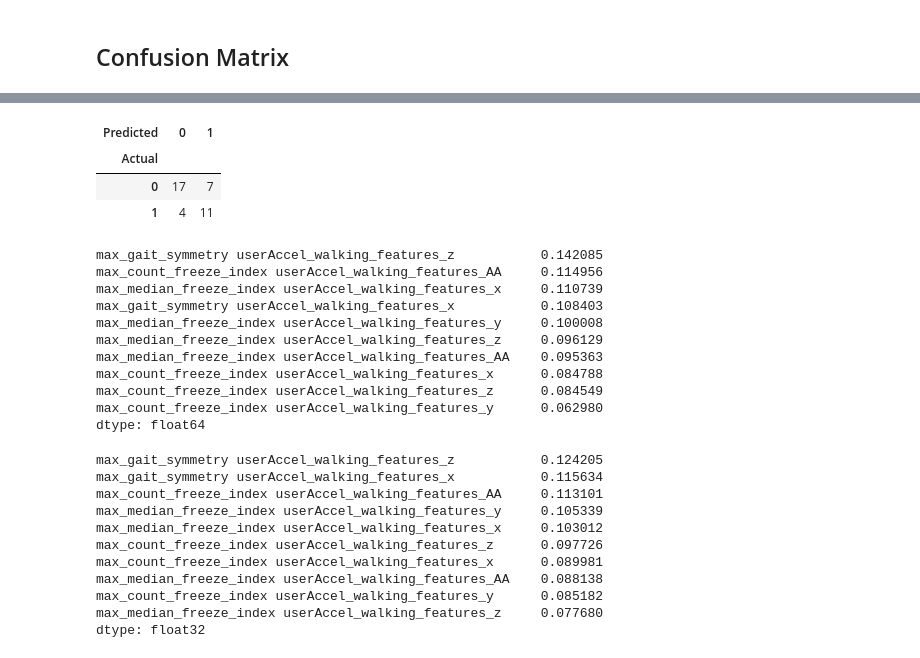
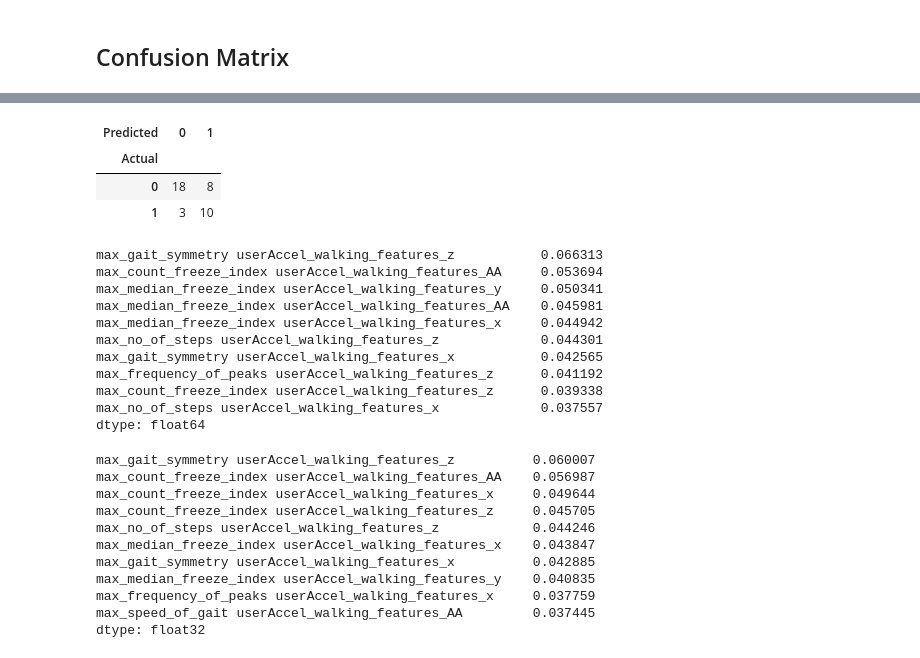
Before and after one commit to arytontediarjo/mPower-Analysis, a Jupyter notebook: Notebooks/ML_models.ipynb, the cells around one changed output, grey strips where cells are left out. Saved outputs shown, nothing was run; the diff lists cells and outputs as text; code cells hidden in the pictures.

```diff
--- a/Notebooks/ML_models.ipynb
+++ b/Notebooks/ML_models.ipynb
@@ -52,9 +54,11 @@ def logreg_fit(X_train, y_train):
 
 def xgb_fit(X_train, y_train):
     pipe = Pipeline(steps=[
+        ('kbest', SelectKBest(chi2))
         ('classifier', XGBClassifier(seed = 100))
         ])
     param = {
+        "kbest__k": [16, 32 ]
         "classifier__learning_rate" : [0.01, 0.05, 0.1],
         "classifier__tree_method"   : ["hist", "auto"],
         "classifier__max_depth"     : [6, 8],
@@ -68,12 +72,12 @@ def xgb_fit(X_train, y_train):
 
 
 def gradientboost_fit(X_train, y_train):
-    pca = decomposition.PCA()
     pipe = Pipeline(steps=[
-        ('scaler', StandardScaler()),
+        ('kbest', SelectKBest(chi2))
         ('classifier', GradientBoostingClassifier(random_state = 100, warm_start = True))
         ])
     param = {
+        "kbest__k": [15]
         'classifier__learning_rate': [0.001, 0.005, 0.01, 0.05, 0.1],
         'classifier__max_depth':[1, 2, 3, 4, 5, 6],
         'classifier__loss': ["deviance", "exponential"], ## exponential will result in adaBoost
@@ -85,10 +89,11 @@ def gradientboost_fit(X_train, y_train):
 
 def randomforest_fit(X_train, y_train):
     pipe = Pipeline(steps=[
-        ('scaler', StandardScaler()),
+        ('kbest', SelectKBest(chi2))
         ('classifier', RandomForestClassifier(random_state = 100))
         ])
     param = {
+        "kbest__k": [15]
         'classifier__max_depth':[1, 2, 3, 4, 5, 6, 7, 8, 9, 10],
         'classifier__criterion': ["gini", "entropy"],## exponential will result in adaBoost
         'classifier__max_features': ["auto", "sqrt", "log2", None],
@@ -199,37 +236,42 @@ weighted avg       0.72      0.69      0.70        39
 # %%
-pd.crosstab(xgb_walking_model.predict(walking_X_test), walking_y_test, rownames = ["Actual"], colnames = ["Predicted"])
+pd.crosstab(rf_walking_model.best_estimator_[0].predict(walking_X_test),
+            walking_y_test,
+            rownames = ["Actual"],
+            colnames = ["Predicted"])
 # %% [output]
 | Predicted | 0 | 1 |
 | Actual |  |  |
-| 0 | 17 | 7 |
-| 1 | 4 | 11 |
+| 0 | 18 | 8 |
+| 1 | 3 | 10 |
 # %%
 ## Model Feature Importances by Gini Index
-pd.Series(data = rf_walking_model.best_estimator_[1].feature_importances_, index = walking_X_test.columns).nlargest(10)
+pd.Series(data = rf_walking_model.best_estimator_[0].feature_importances_,
+          index = walking_X_test.columns).nlargest(10)
 # %% [output]
-max_gait_symmetry userAccel_walking_features_z           0.142085
-max_count_freeze_index userAccel_walking_features_AA     0.114956
-max_median_freeze_index userAccel_walking_features_x     0.110739
-max_gait_symmetry userAccel_walking_features_x           0.108403
-max_median_freeze_index userAccel_walking_features_y     0.100008
-max_median_freeze_index userAccel_walking_features_z     0.096129
-max_median_freeze_index userAccel_walking_features_AA    0.095363
-max_count_freeze_index userAccel_walking_features_x      0.084788
-max_count_freeze_index userAccel_walking_features_z      0.084549
-max_count_freeze_index userAccel_walking_features_y      0.062980
+max_gait_symmetry userAccel_walking_features_z           0.066313
+max_count_freeze_index userAccel_walking_features_AA     0.053694
+max_median_freeze_index userAccel_walking_features_y     0.050341
+max_median_freeze_index userAccel_walking_features_AA    0.045981
+max_median_freeze_index userAccel_walking_features_x     0.044942
+max_no_of_steps userAccel_walking_features_z             0.044301
+max_gait_symmetry userAccel_walking_features_x           0.042565
+max_frequency_of_peaks userAccel_walking_features_z      0.041192
+max_count_freeze_index userAccel_walking_features_z      0.039338
+max_no_of_steps userAccel_walking_features_x             0.037557
 dtype: float64
 # %%
 ## Model Feature Importances
-pd.Series(data = xgb_walking_model.best_estimator_[1].feature_importances_, index = walking_X_test.columns).nlargest(10)
+pd.Series(data = xgb_walking_model.best_estimator_[0].feature_importances_,
+          index = walking_X_test.columns).nlargest(10)
 # %% [output]
-max_gait_symmetry userAccel_walking_features_z           0.124205
-max_gait_symmetry userAccel_walking_features_x           0.115634
-max_count_freeze_index userAccel_walking_features_AA     0.113101
-max_median_freeze_index userAccel_walking_features_y     0.105339
-max_median_freeze_index userAccel_walking_features_x     0.103012
-max_count_freeze_index userAccel_walking_features_z      0.097726
-max_count_freeze_index userAccel_walking_features_x      0.089981
-max_median_freeze_index userAccel_walking_features_AA    0.088138
-max_count_freeze_index userAccel_walking_features_y      0.085182
-max_median_freeze_index userAccel_walking_features_z     0.077680
+max_gait_symmetry userAccel_walking_features_z          0.060007
+max_count_freeze_index userAccel_walking_features_AA    0.056987
+max_count_freeze_index userAccel_walking_features_x     0.049644
+max_count_freeze_index userAccel_walking_features_z     0.045705
+max_no_of_steps userAccel_walking_features_z            0.044246
+max_median_freeze_index userAccel_walking_features_x    0.043847
+max_gait_symmetry userAccel_walking_features_x          0.042885
+max_median_freeze_index userAccel_walking_features_y    0.040835
+max_frequency_of_peaks userAccel_walking_features_x     0.037759
+max_speed_of_gait userAccel_walking_features_AA         0.037445
 dtype: float32
```
Also changed, not shown: parts of 18 cells of this notebook, 3 other files.
